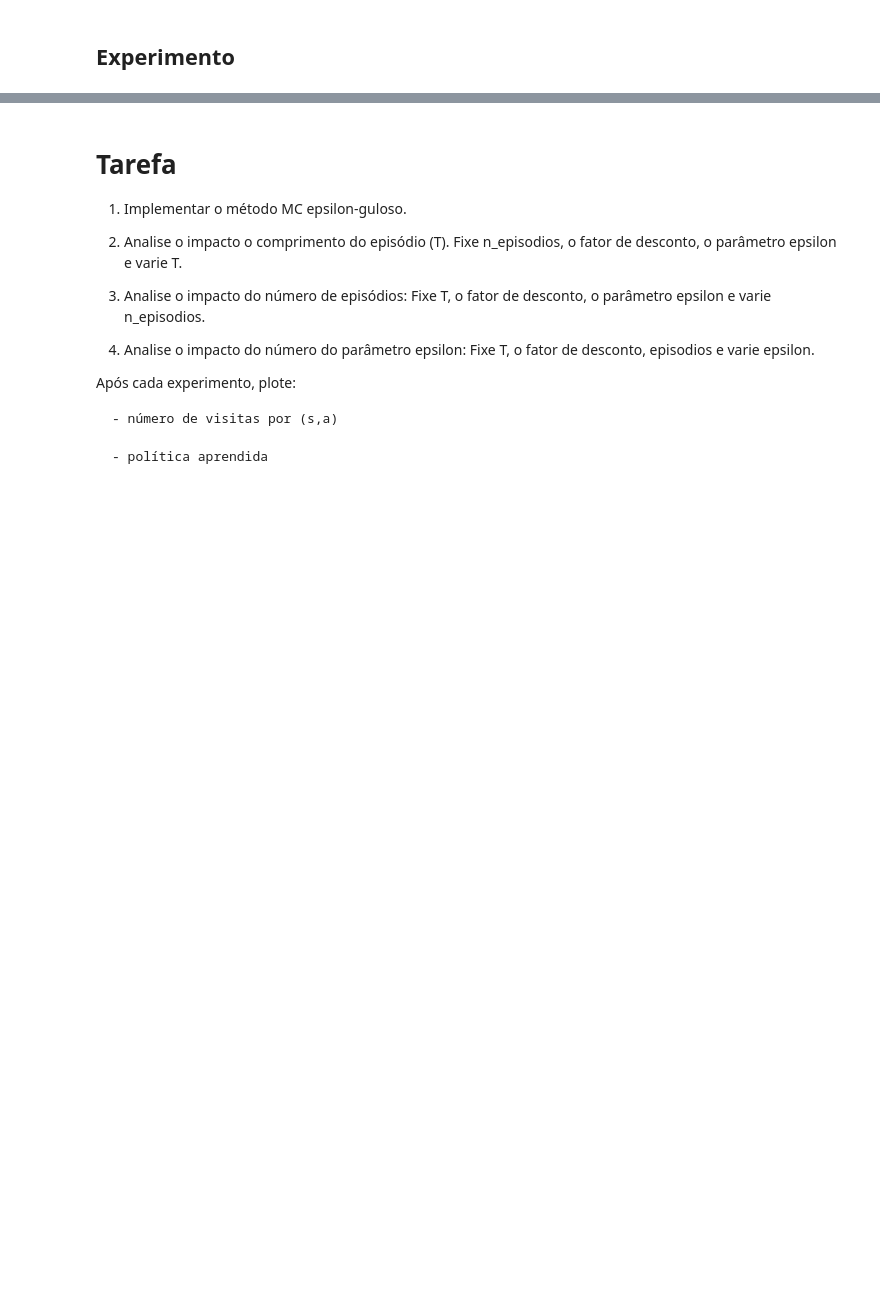
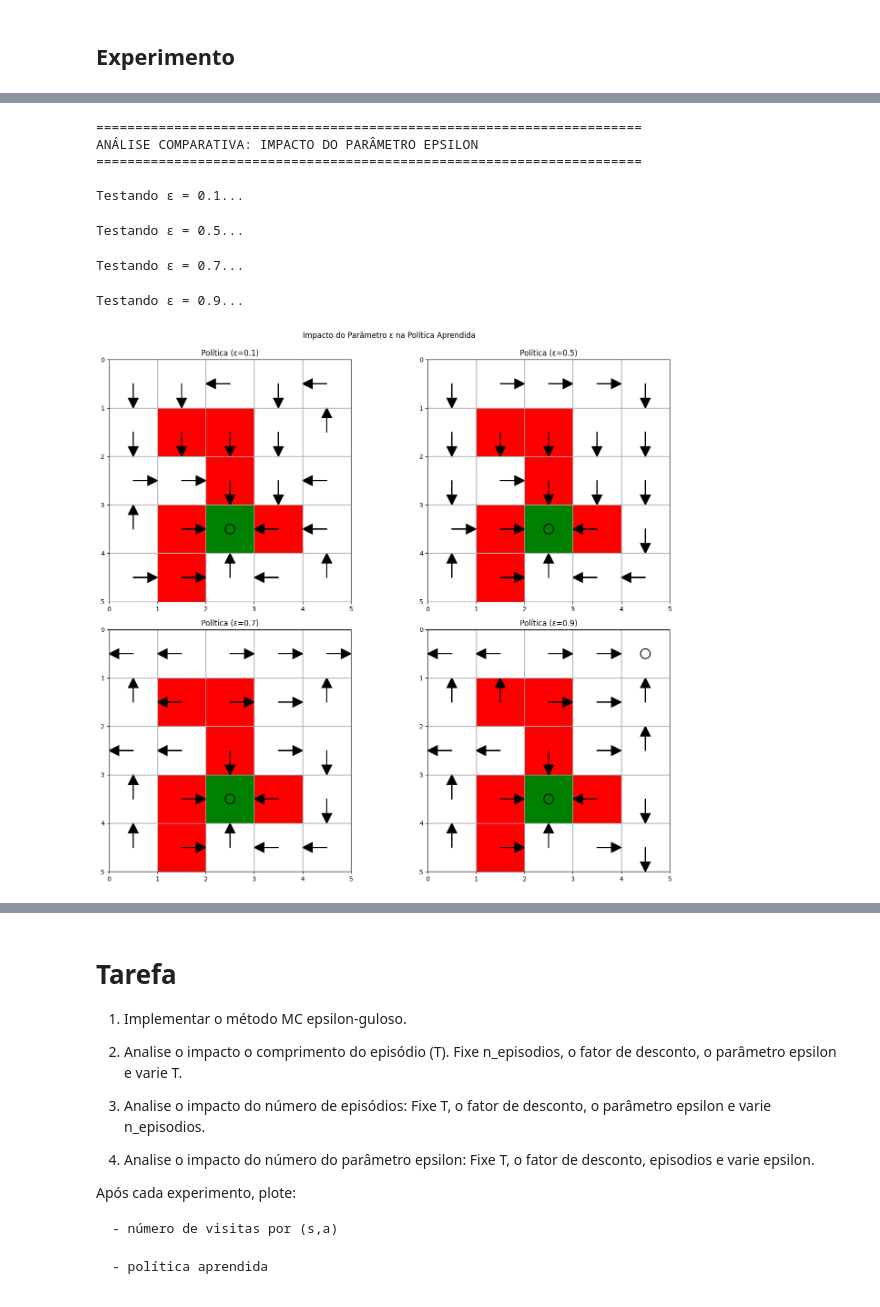
Before and after one commit to danluan/rl-labs, a Jupyter notebook: lab-6/lab_6_MC_epsilon_guloso.ipynb, the cells around one changed output, grey strips where cells are left out. Saved outputs shown, nothing was run; the diff lists cells and outputs as text; code cells hidden in the pictures; blank space fills up the shorter version.

```diff
--- a/lab-6/lab_6_MC_epsilon_guloso.ipynb
+++ b/lab-6/lab_6_MC_epsilon_guloso.ipynb
@@ -515,0 +620,41 @@ plot_visitas_log(n_visitas)
+# %%
+# Análise comparativa: impacto do parâmetro epsilon
+print("=" * 70)
+print("ANÁLISE COMPARATIVA: IMPACTO DO PARÂMETRO EPSILON")
+print("=" * 70)
+
+epsilon_values = [0.1, 0.5, 0.7, 0.9]
+resultados_epsilon = {}
+
+fig, axes = plt.subplots(2, 2, figsize=(15, 12))
+axes = axes.flatten()
+
+for i, eps in enumerate(epsilon_values):
+    print(f"\nTestando ε = {eps}...")
+
+    Q_eps_test, pol_eps_test, vis_eps_test, ret_eps_test = mc_epsilon_guloso(
+        ambiente,
+        gamma=0.9,
+        n_episodios=10000,
+        horizonte_T=50,
+        eps=eps
+    )
+
+    resultados_epsilon[eps] = (Q_eps_test, pol_eps_test, vis_eps_test, ret_eps_test)
+
+    # Plota a política resultante
+    plot_policy(ambiente, pol_eps_test, ax=axes[i], titulo=f"Política (ε={eps})")
+
+plt.tight_layout()
+plt.suptitle("Impacto do Parâmetro ε na Política Aprendida", y=1.02)
+plt.show()
+# %% [output]
+======================================================================
+ANÁLISE COMPARATIVA: IMPACTO DO PARÂMETRO EPSILON
+======================================================================
+
+Testando ε = 0.1...
+Testando ε = 0.5...
+Testando ε = 0.7...
+Testando ε = 0.9...
+[figure, added]
```
Also changed, not shown: parts of 5 cells of this notebook, 1 other file.
